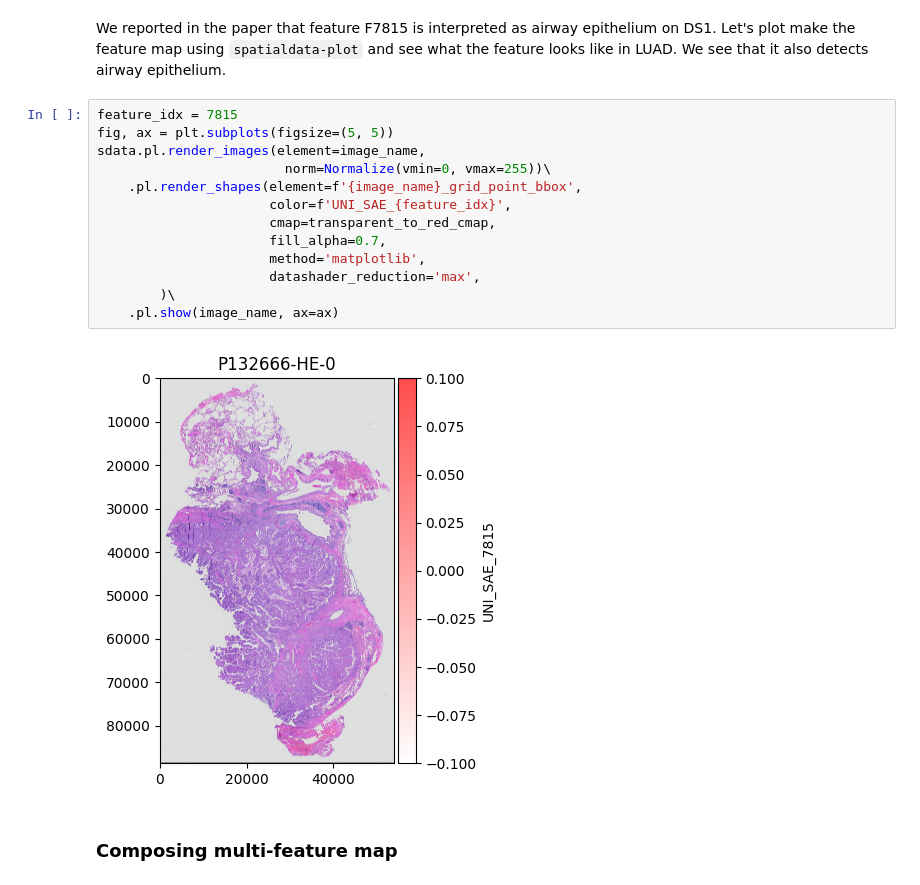
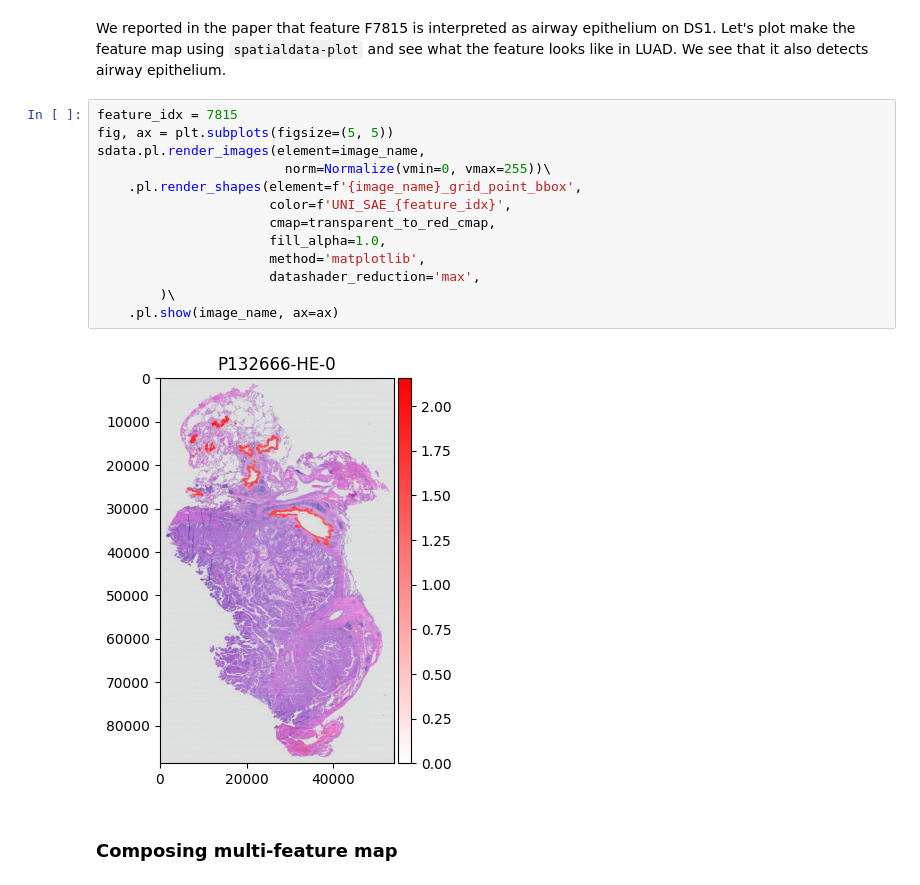
Before and after one commit to labsyspharm/Zhao-FMSAE-2026, a Jupyter notebook: demo.ipynb, the cells around one changed output. Saved outputs shown, nothing was run; the diff lists cells and outputs as text.

Commit message:
rerun notebook to generate correct plots

```diff
--- a/demo.ipynb
+++ b/demo.ipynb
@@ -56,18 +59,18 @@ We reported in the paper that feature F7815 is interpreted as airway epithelium
 # %%
 feature_idx = 7815
 fig, ax = plt.subplots(figsize=(5, 5))
 sdata.pl.render_images(element=image_name,
                         norm=Normalize(vmin=0, vmax=255))\
     .pl.render_shapes(element=f'{image_name}_grid_point_bbox',
                       color=f'UNI_SAE_{feature_idx}',
                       cmap=transparent_to_red_cmap,
-                      fill_alpha=0.7,
+                      fill_alpha=1.0,
                       method='matplotlib',
                       datashader_reduction='max',
         )\
     .pl.show(image_name, ax=ax)
 # %% [output]
-[figure, old version]
+[figure, new version]
 # %% [markdown]
 ### Composing multi-feature map
 # %% [markdown]
```
Also changed, not shown: parts of 5 cells of this notebook.
